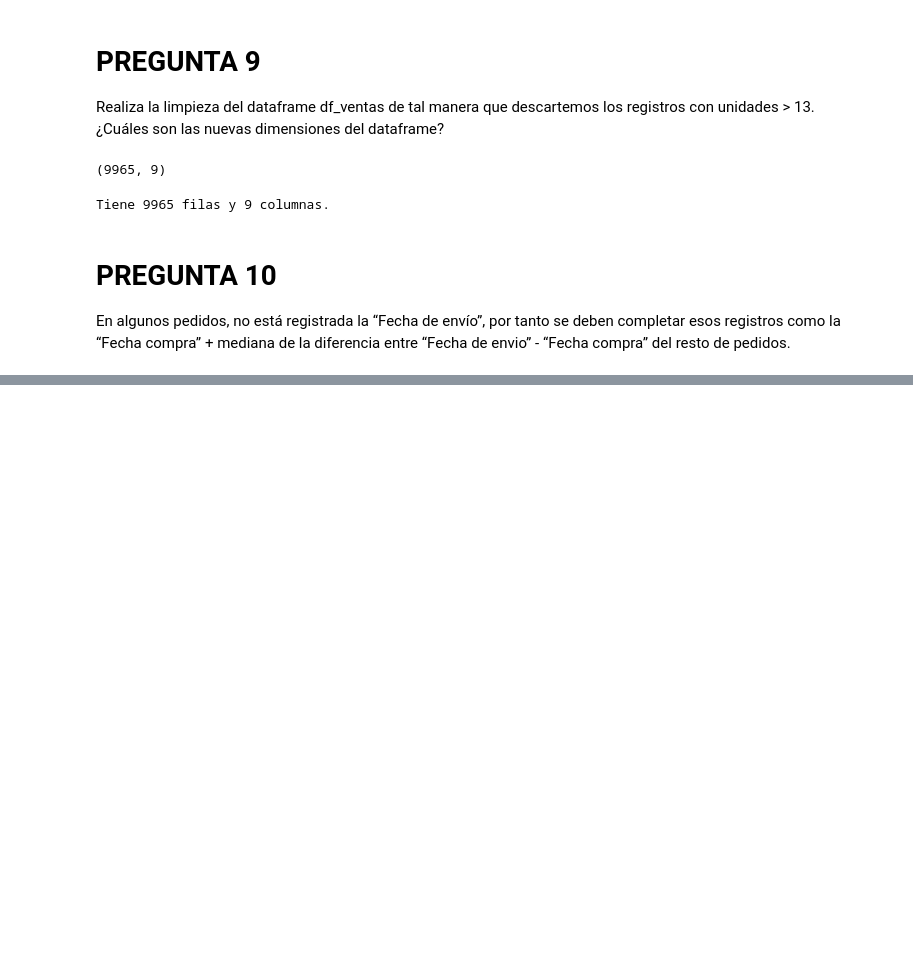
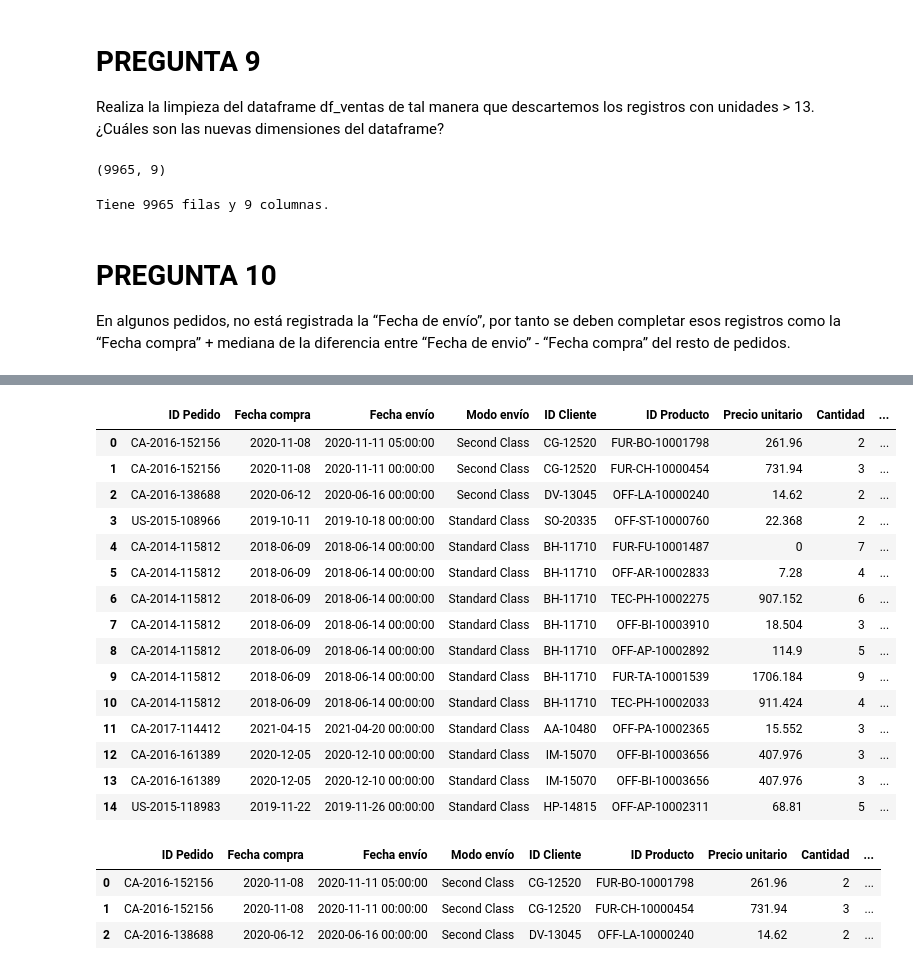
Before and after one commit to elbarbero/Python-Numpy-y-Pandas, a Jupyter notebook: Ejercicios/CASO_PRACTICO_1.ipynb, the cells around one changed output, grey strips where cells are left out. Cells and saved outputs as stored; diff of their text form; code cells hidden in the pictures; blank space fills up the shorter version.

```diff
--- a/Ejercicios/CASO_PRACTICO_1.ipynb
+++ b/Ejercicios/CASO_PRACTICO_1.ipynb
@@ -342,0 +361,9 @@ como la “Fecha compra” + mediana de la diferencia entre “Fecha de envio”
+# %%
+#mean_fc = (pd.datetime64(df_ventas["Fecha envío"]) - pd.datetime64(df_ventas["Fecha compra"])).mean()
+#new_fc = df_ventas["Fecha compra"] + mean_fc
+#mean_fc
+#pd.datetime64(df_ventas["Fecha envío"])
+mean_fc = (df_ventas["Fecha envío"] - df_ventas["Fecha compra"]).mean()
+new_fc = df_ventas["Fecha compra"] + mean_fc
+#df_ventas["Fecha envío"]
+mean_fc
@@ -342,0 +372,6 @@ como la “Fecha compra” + mediana de la diferencia entre “Fecha de envio”
+# %%
+# df_ventas[pd.isnull(df_ventas["Fecha envío"])].apply(lambda x: x["Fecha envío"] * x["Cantidad"], axis=1)
+# df_ventas[pd.isnull(df_ventas["Fecha envío"])]["Fecha envío"] = df_ventas.apply(lambda x: x["Fecha compra"] + mean_fc, axis=1)
+# df_ventas[pd.isnull(df_ventas["Fecha envío"])]["Fecha envío"].fillnat(value=new_fc, inplace=True)
+df_ventas["Fecha envío"].fillna(value=pd.to_datetime(new_fc), inplace=True)
+df_ventas.head(10)
@@ -342,0 +436,21 @@ como la “Fecha compra” + mediana de la diferencia entre “Fecha de envio”
+# %%
+df_global = df_ventas.merge(df_clientes, on="ID Cliente", how="inner")
+# %%
+df_global.head(15)
+# %% [output]
+|  | ID Pedido | Fecha compra | Fecha envío | Modo envío | ID Cliente | ID Producto | Precio unitario | Cantidad | ... |
+| 0 | CA-2016-152156 | 2020-11-08 | 2020-11-11 05:00:00 | Second Class | CG-12520 | FUR-BO-10001798 | 261.96 | 2 | ... |
+| 1 | CA-2016-152156 | 2020-11-08 | 2020-11-11 00:00:00 | Second Class | CG-12520 | FUR-CH-10000454 | 731.94 | 3 | ... |
+| 2 | CA-2016-138688 | 2020-06-12 | 2020-06-16 00:00:00 | Second Class | DV-13045 | OFF-LA-10000240 | 14.62 | 2 | ... |
+| 3 | US-2015-108966 | 2019-10-11 | 2019-10-18 00:00:00 | Standard Class | SO-20335 | OFF-ST-10000760 | 22.368 | 2 | ... |
+| 4 | CA-2014-115812 | 2018-06-09 | 2018-06-14 00:00:00 | Standard Class | BH-11710 | FUR-FU-10001487 | 0 | 7 | ... |
+| 5 | CA-2014-115812 | 2018-06-09 | 2018-06-14 00:00:00 | Standard Class | BH-11710 | OFF-AR-10002833 | 7.28 | 4 | ... |
+| 6 | CA-2014-115812 | 2018-06-09 | 2018-06-14 00:00:00 | Standard Class | BH-11710 | TEC-PH-10002275 | 907.152 | 6 | ... |
+| 7 | CA-2014-115812 | 2018-06-09 | 2018-06-14 00:00:00 | Standard Class | BH-11710 | OFF-BI-10003910 | 18.504 | 3 | ... |
+| 8 | CA-2014-115812 | 2018-06-09 | 2018-06-14 00:00:00 | Standard Class | BH-11710 | OFF-AP-10002892 | 114.9 | 5 | ... |
+| 9 | CA-2014-115812 | 2018-06-09 | 2018-06-14 00:00:00 | Standard Class | BH-11710 | FUR-TA-10001539 | 1706.184 | 9 | ... |
+| 10 | CA-2014-115812 | 2018-06-09 | 2018-06-14 00:00:00 | Standard Class | BH-11710 | TEC-PH-10002033 | 911.424 | 4 | ... |
+| 11 | CA-2017-114412 | 2021-04-15 | 2021-04-20 00:00:00 | Standard Class | AA-10480 | OFF-PA-10002365 | 15.552 | 3 | ... |
+| 12 | CA-2016-161389 | 2020-12-05 | 2020-12-10 00:00:00 | Standard Class | IM-15070 | OFF-BI-10003656 | 407.976 | 3 | ... |
+| 13 | CA-2016-161389 | 2020-12-05 | 2020-12-10 00:00:00 | Standard Class | IM-15070 | OFF-BI-10003656 | 407.976 | 3 | ... |
+| 14 | US-2015-118983 | 2019-11-22 | 2019-11-26 00:00:00 | Standard Class | HP-14815 | OFF-AP-10002311 | 68.81 | 5 | ... |
@@ -342,0 +459,7 @@ como la “Fecha compra” + mediana de la diferencia entre “Fecha de envio”
+# %%
+df_global.head(3)
+# %% [output]
+|  | ID Pedido | Fecha compra | Fecha envío | Modo envío | ID Cliente | ID Producto | Precio unitario | Cantidad | ... |
+| 0 | CA-2016-152156 | 2020-11-08 | 2020-11-11 05:00:00 | Second Class | CG-12520 | FUR-BO-10001798 | 261.96 | 2 | ... |
+| 1 | CA-2016-152156 | 2020-11-08 | 2020-11-11 00:00:00 | Second Class | CG-12520 | FUR-CH-10000454 | 731.94 | 3 | ... |
+| 2 | CA-2016-138688 | 2020-06-12 | 2020-06-16 00:00:00 | Second Class | DV-13045 | OFF-LA-10000240 | 14.62 | 2 | ... |
```
Also changed, not shown: parts of 25 cells of this notebook, 1 other file.
